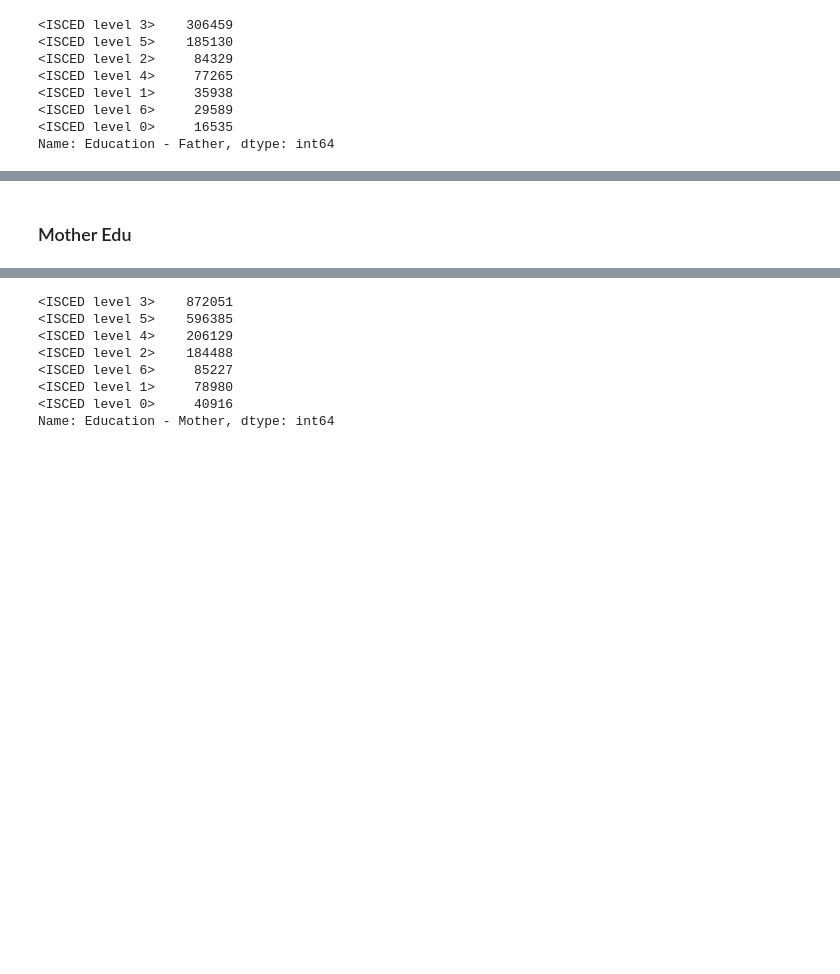
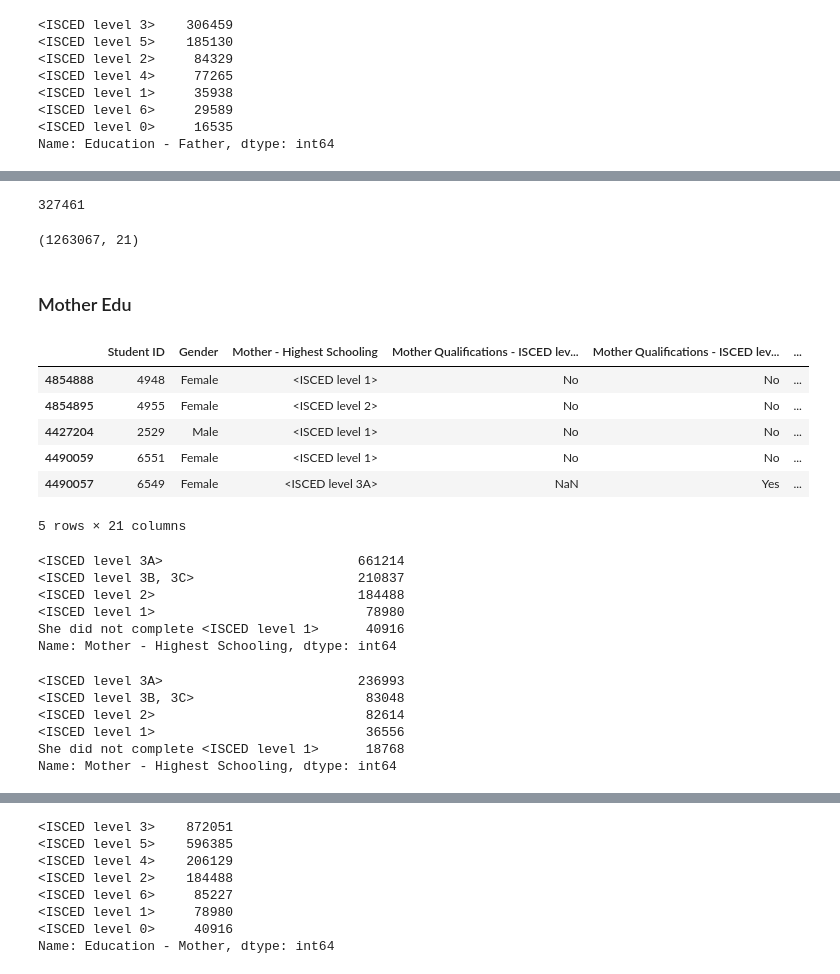
Before and after one commit to Dyke-F/Pisa-Data-Analysis, a Jupyter notebook: wrangle_pisa_data.ipynb, the cells around one changed output, grey strips where cells are left out. Cells and saved outputs as stored; diff of their text form; code cells hidden in the pictures; blank space fills up the shorter version.

Commit message:
Work on removing edu duplicates

```diff
--- a/wrangle_pisa_data.ipynb
+++ b/wrangle_pisa_data.ipynb
@@ -186,7 +186,8 @@ pisa_clean = pisa.copy()
 There are 636 columns available in the original dataframe, which is far more than what is necessary. We will rather look at just the following variables.
 # %%
 pisa_clean = pisa_clean[['STIDSTD', 'ST04Q01', 'ST13Q01', 'ST14Q01', 'ST14Q02', 'ST14Q03', 'ST14Q04',
-                         'ST17Q01', 'ST18Q01', 'ST18Q02', 'ST18Q03', 'ST18Q04', 'ST28Q01',
+                         'ST17Q01', 'ST18Q01', 'ST18Q02', 'ST18Q03', 'ST18Q04',
+                         'ST28Q01',
                          'ST57Q01', 'ST57Q02', 'ST57Q03', 'ST57Q04', 'ST57Q05', 'MMINS',
                          'LMINS', 'SMINS', 'PV1MATH', 'PV2MATH', 'PV3MATH', 'PV4MATH',
                          'PV5MATH', 'PV1READ', 'PV2READ',  'PV3READ', 'PV4READ', 'PV5READ',
@@ -470,7 +475,56 @@ father_edu.sample(10)
+# %%
+# https://stackoverflow.com/questions/33042777/removing-duplicates-from-pandas-dataframe-with-condition-for-retaining-original
+father_edu['Education - Father'] = father_edu['Education - Father'].astype('category')
+
+father_edu['Education - Father'] = father_edu['Education - Father'].cat.set_categories(['<ISCED level 0>',
+                                                                                        '<ISCED level 1>',
+                                                                                        '<ISCED level 2>',
+                                                                                        '<ISCED level 3>',
+                                                                                        '<ISCED level 4>',
+                                                                                        '<ISCED level 5>',
+                                                                                        '<ISCED level 6>'], ordered=True)
+father_edu.sort_values(['Education - Father'], inplace=True)
+# father_edu_clean = father_edu.drop_duplicates('Education - Father')
+# %%
+father_edu.duplicated().sum()
+# %% [output]
+327461
+# %%
+father_edu.shape
+# %% [output]
+(1263067, 21)
 # %% [markdown]
 ### Mother Edu
 # %%
 mother_edu = father_edu.copy()
+# %%
+mother_edu.head()
+# %% [output]
+|  | Student ID | Gender | Mother - Highest Schooling | Mother Qualifications - ISCED lev... | Mother Qualifications - ISCED lev... | ... |
+| 4854888 | 4948 | Female | <ISCED level 1> | No | No | ... |
+| 4854895 | 4955 | Female | <ISCED level 2> | No | No | ... |
+| 4427204 | 2529 | Male | <ISCED level 1> | No | No | ... |
+| 4490059 | 6551 | Female | <ISCED level 1> | No | No | ... |
+| 4490057 | 6549 | Female | <ISCED level 3A> | NaN | Yes | ... |
+5 rows × 21 columns
+# %%
+mother_edu['Mother - Highest Schooling'].value_counts()
+# %% [output]
+<ISCED level 3A>                         661214
+<ISCED level 3B, 3C>                     210837
+<ISCED level 2>                          184488
+<ISCED level 1>                           78980
+She did not complete <ISCED level 1>      40916
+Name: Mother - Highest Schooling, dtype: int64
+# %%
+pisa_clean['Mother - Highest Schooling'].value_counts()
+# %% [output]
+<ISCED level 3A>                         236993
+<ISCED level 3B, 3C>                      83048
+<ISCED level 2>                           82614
+<ISCED level 1>                           36556
+She did not complete <ISCED level 1>      18768
+Name: Mother - Highest Schooling, dtype: int64
 # %%
 mother_edu[['<ISCED level 1>',
             '<ISCED level 2>',
```
Also changed, not shown: parts of 49 cells of this notebook.
